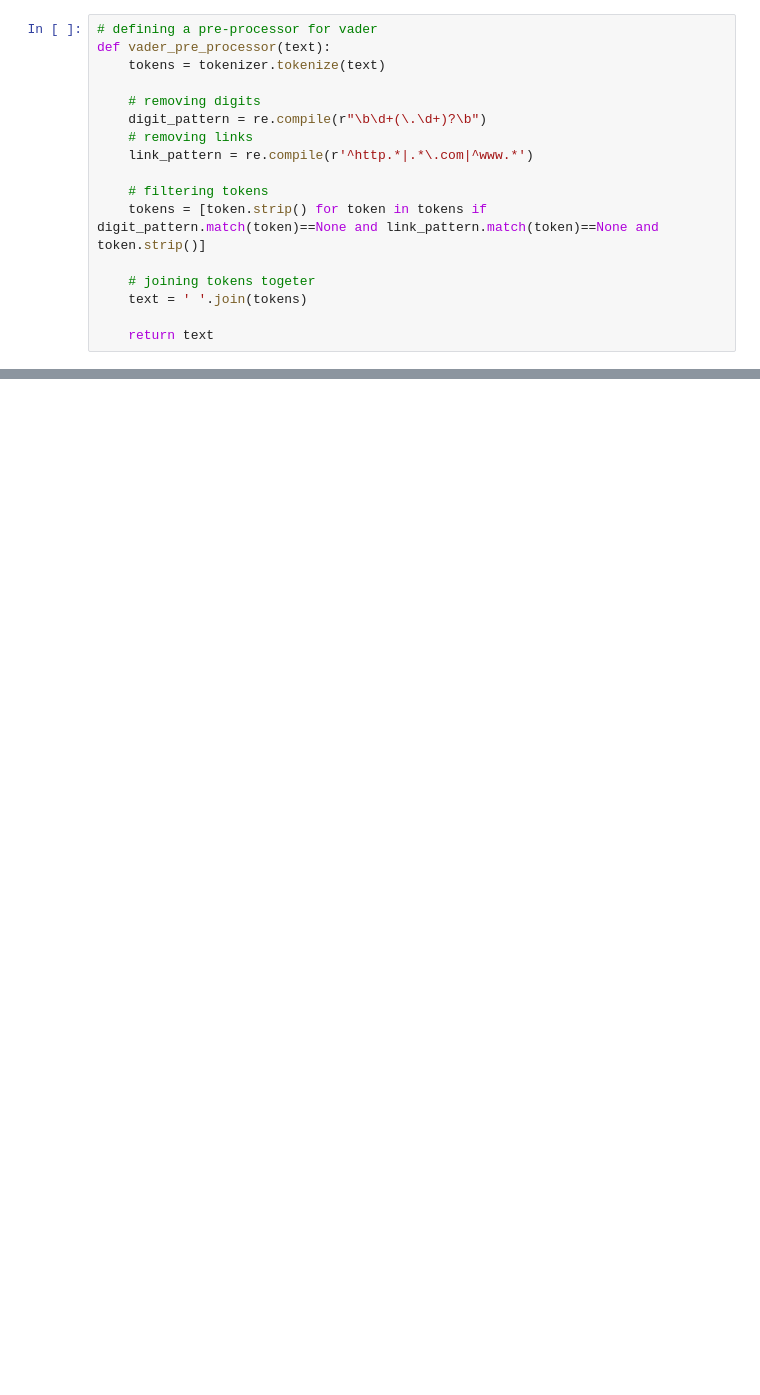
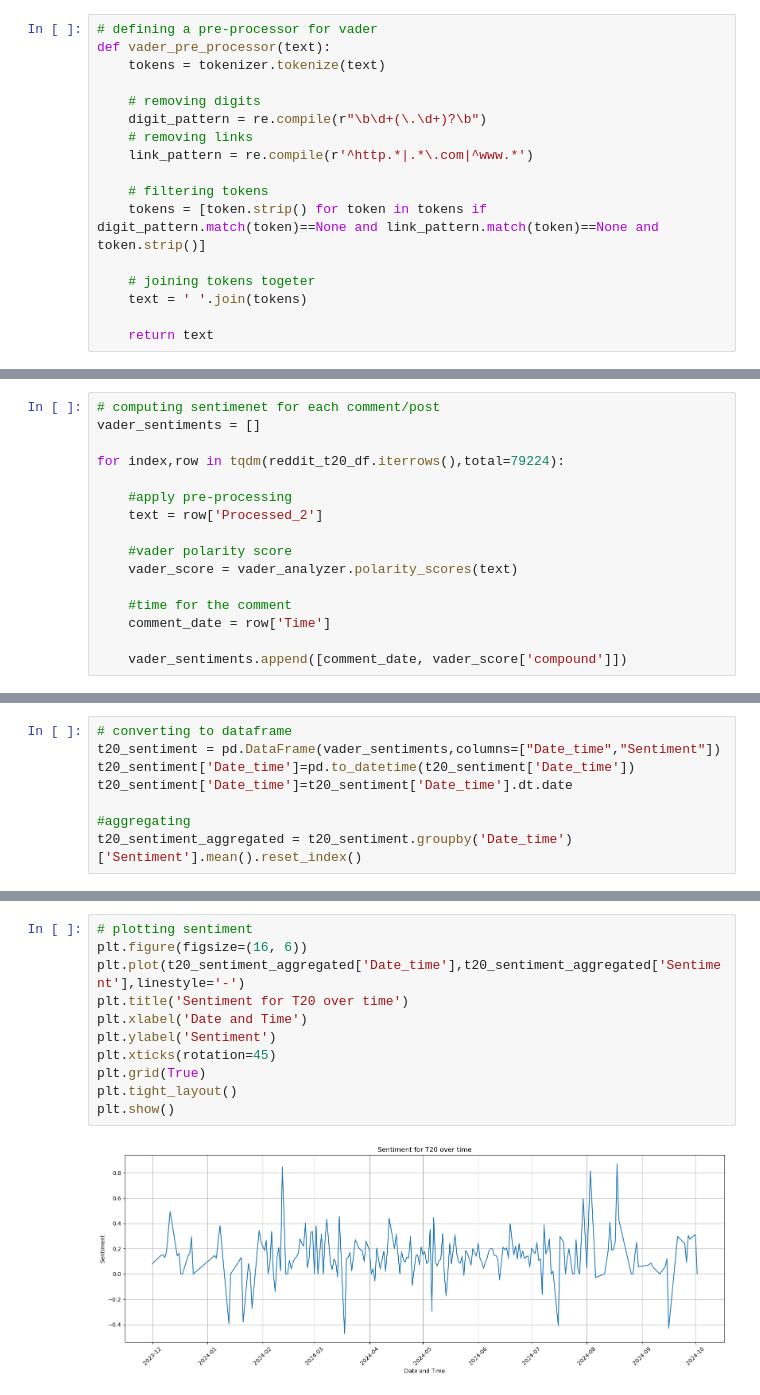
Before and after one commit to thw96/Group10_SocialMediaAssigment2, a Jupyter notebook: Scripts/Data-Extraction/T20_reddit_exploratory_analysis_preprocessing.ipynb, the cells around one changed output, grey strips where cells are left out. Saved outputs shown, nothing was run; the diff lists cells and outputs as text; blank space fills up the shorter version.

```diff
--- a/Scripts/Data-Extraction/T20_reddit_exploratory_analysis_preprocessing.ipynb
+++ b/Scripts/Data-Extraction/T20_reddit_exploratory_analysis_preprocessing.ipynb
@@ -803,0 +797,16 @@ bot_filtered_df.head()
+# %%
+# computing sentimenet for each comment/post
+vader_sentiments = []
+
+for index,row in tqdm(reddit_t20_df.iterrows(),total=79224):
+
+    #apply pre-processing
+    text = row['Processed_2']
+
+    #vader polarity score
+    vader_score = vader_analyzer.polarity_scores(text)
+
+    #time for the comment
+    comment_date = row['Time']
+
+    vader_sentiments.append([comment_date, vader_score['compound']])
@@ -803,0 +821,8 @@ bot_filtered_df.head()
+# %%
+# converting to dataframe
+t20_sentiment = pd.DataFrame(vader_sentiments,columns=["Date_time","Sentiment"])
+t20_sentiment['Date_time']=pd.to_datetime(t20_sentiment['Date_time'])
+t20_sentiment['Date_time']=t20_sentiment['Date_time'].dt.date
+
+#aggregating
+t20_sentiment_aggregated = t20_sentiment.groupby('Date_time')['Sentiment'].mean().reset_index()
@@ -803,0 +838,13 @@ bot_filtered_df.head()
+# %%
+# plotting sentiment
+plt.figure(figsize=(16, 6))
+plt.plot(t20_sentiment_aggregated['Date_time'],t20_sentiment_aggregated['Sentiment'],linestyle='-')
+plt.title('Sentiment for T20 over time')
+plt.xlabel('Date and Time')
+plt.ylabel('Sentiment')
+plt.xticks(rotation=45)
+plt.grid(True)
+plt.tight_layout()
+plt.show()
+# %% [output]
+[figure, added]
```
Also changed, not shown: parts of 67 cells of this notebook, 1 other file.
